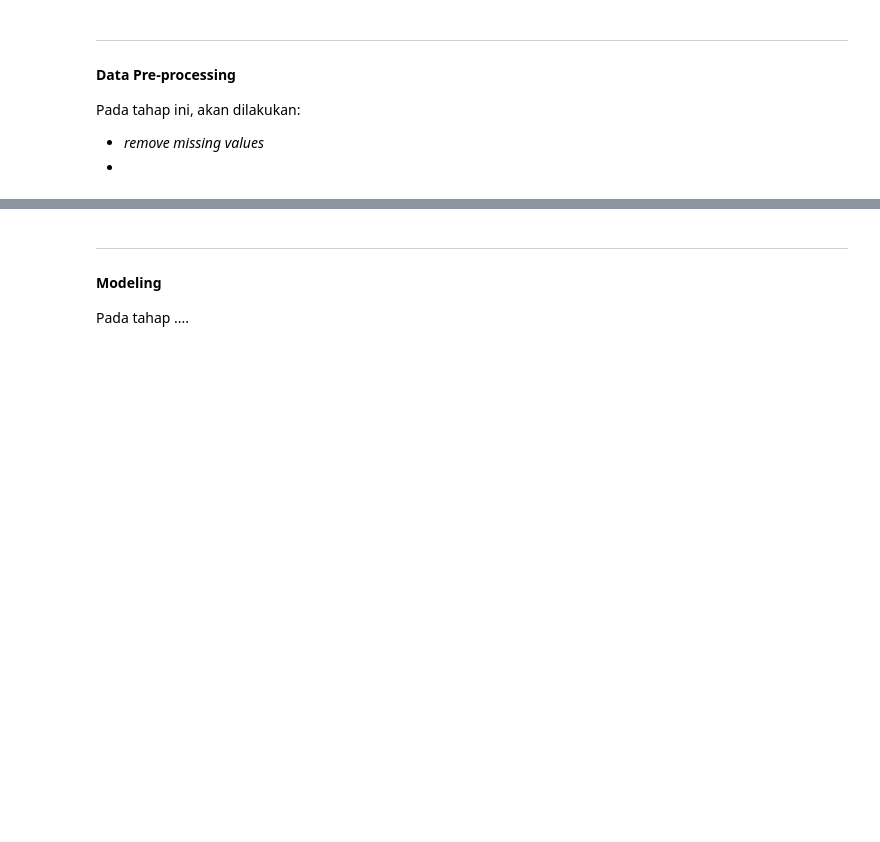
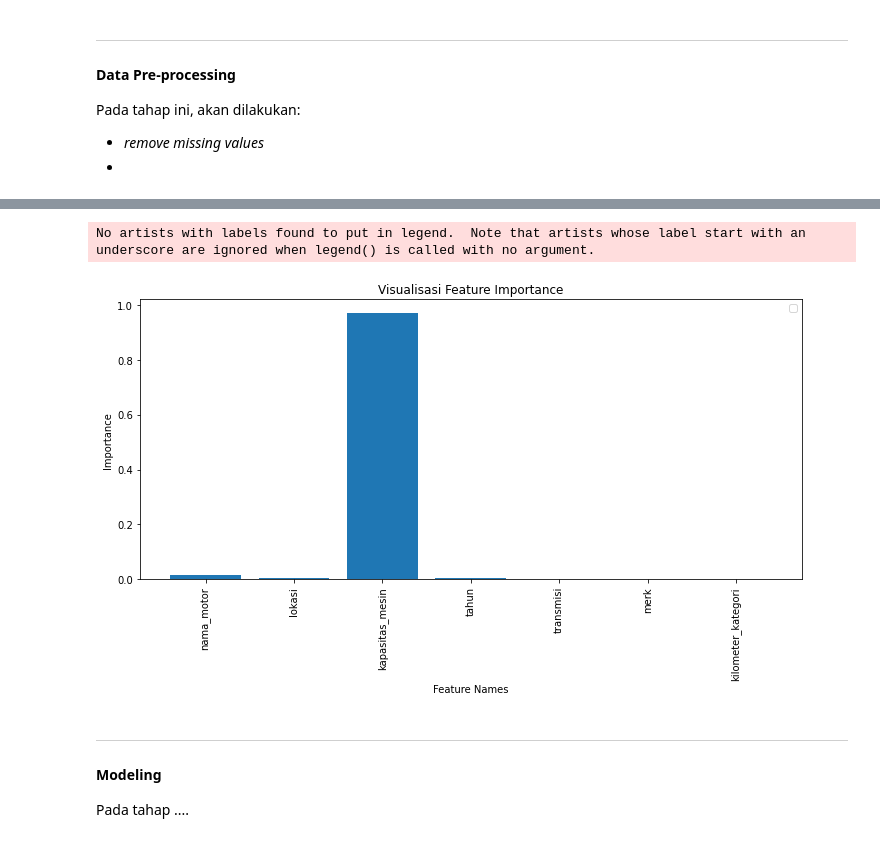
Before and after one commit to daff00/used-motorcycle-price-prediction, a Jupyter notebook: project.ipynb, the cells around one changed output, grey strips where cells are left out. Drawn from its saved outputs; the diff is of its cells as text; code cells hidden in the pictures; blank space fills up the shorter version.

```diff
--- a/project.ipynb
+++ b/project.ipynb
@@ -181,0 +356,7 @@ Pada tahap ini, akan dilakukan:
+# %%
+# Choosing X and y
+X = used_motor.drop(columns='harga')
+y = used_motor['harga']
+# %%
+# Train test split untuk feature importance
+X_train, X_test, y_train, y_test = train_test_split(X, y, test_size=0.2, random_state=1)
@@ -182,3 +373,23 @@ Pada tahap ini, akan dilakukan:
+# %%
+rf_fi = rf.feature_importances_
+
+# Define Nama columns
+feature_names = X_train.columns.tolist()
+
+plt.figure(figsize=(10, 6))
+
+# Plotting feature importances
+plt.bar(feature_names, rf_fi)
+plt.xticks(rotation='vertical')
+plt.xlabel('Feature Names')
+plt.ylabel('Importance')
+plt.title('Visualisasi Feature Importance')
+plt.legend()
+plt.tight_layout()
+plt.show()
+# %% [output]
+No artists with labels found to put in legend.  Note that artists whose label start with an underscore are ignored when legend() is called with no argument.
+[figure, added]
 # %% [markdown]
 ---
 #### Modeling
```
Also changed, not shown: parts of 20 cells of this notebook.
